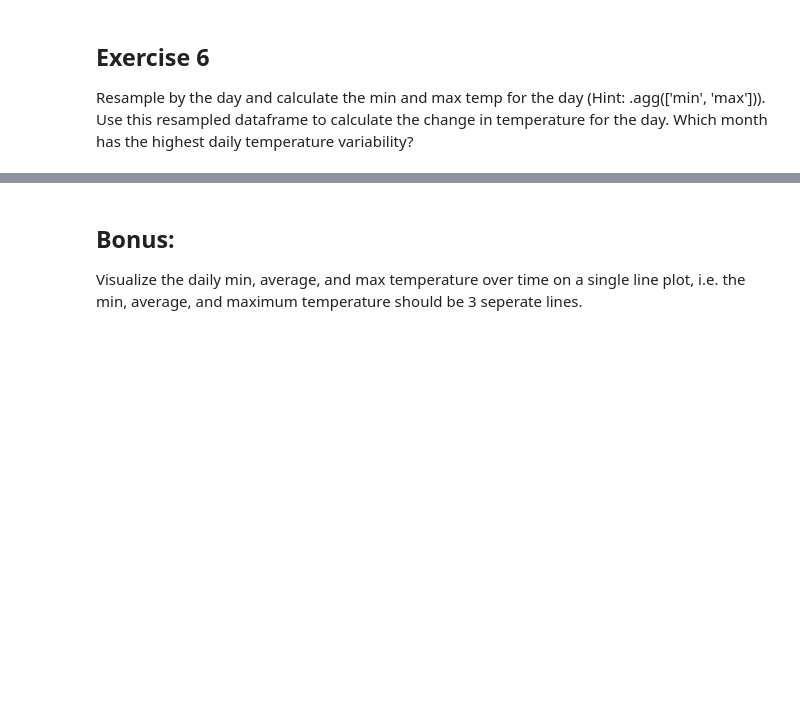
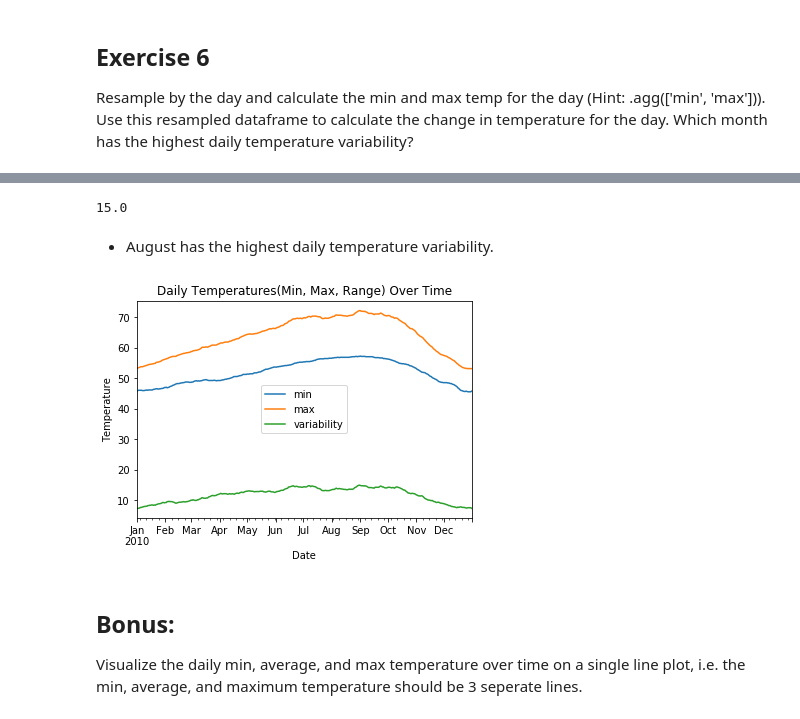
Before and after one commit to gilbert-noriega-ii/time-series-exercises, a Jupyter notebook: time-series-manipulation.ipynb, the cells around one changed output, grey strips where cells are left out. Drawn from its saved outputs; the diff is of its cells as text; code cells hidden in the pictures; blank space fills up the shorter version.

```diff
--- a/time-series-manipulation.ipynb
+++ b/time-series-manipulation.ipynb
@@ -97,5 +109,5 @@ temps.resample('M').mean()
 ## Exercise 6
 Resample by the day and calculate the min and max temp for the day (Hint: .agg(['min', 'max'])). Use this resampled dataframe to calculate the change in temperature for the day. Which month has the highest daily temperature variability?
 # %%
-min_max_temps = temps.resample('D').agg(['min', 'max'])
-min_max_temps
+min_max_temps = temps.resample('D')['temp'].agg(['min', 'max'])
+min_max_temps['variability'] = (min_max_temps['max']) - (min_max_temps['min'])
@@ -118,2 +113,0 @@ min_max_temps
-# %%
-min_max_temps['range'] = min_max_temps
@@ -120,3 +118,17 @@ min_max_temps['range'] = min_max_temps
+# %%
+min_max_temps.variability.max()
+# %% [output]
+15.0
+# %% [markdown]
+- August has the highest daily temperature variability.
+# %%
+min_max_temps.plot()
+plt.title('Daily Temperatures(Min, Max, Range) Over Time')
+plt.ylabel('Temperature')
+plt.xlabel('Date')
+plt.show()
+# %% [output]
+[figure, added]
 # %% [markdown]
 ## Bonus:
 Visualize the daily min, average, and max temperature over time on a single line plot, i.e. the min, average, and maximum temperature should be 3 seperate lines.
```
Also changed, not shown: parts of 57 cells of this notebook.
